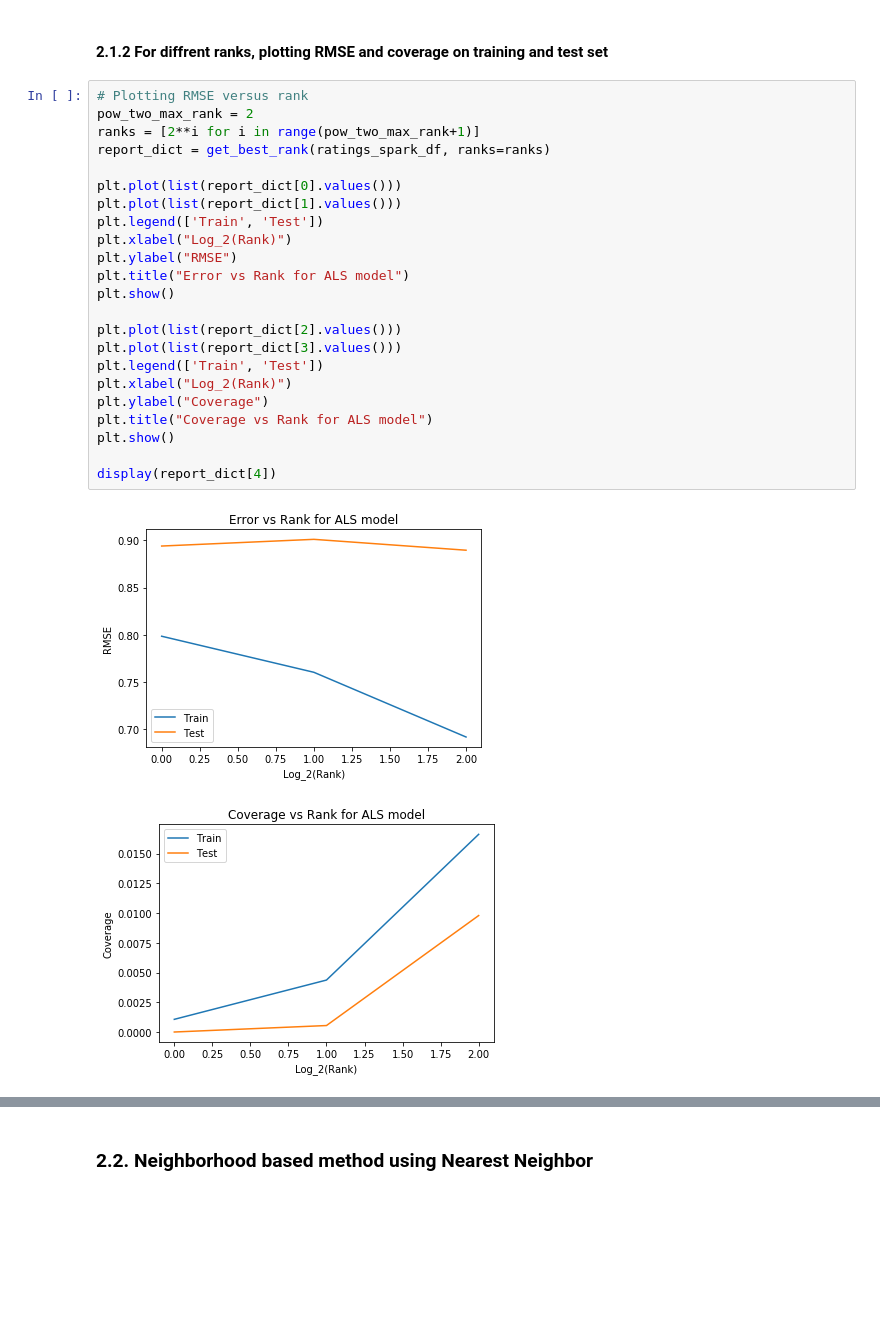
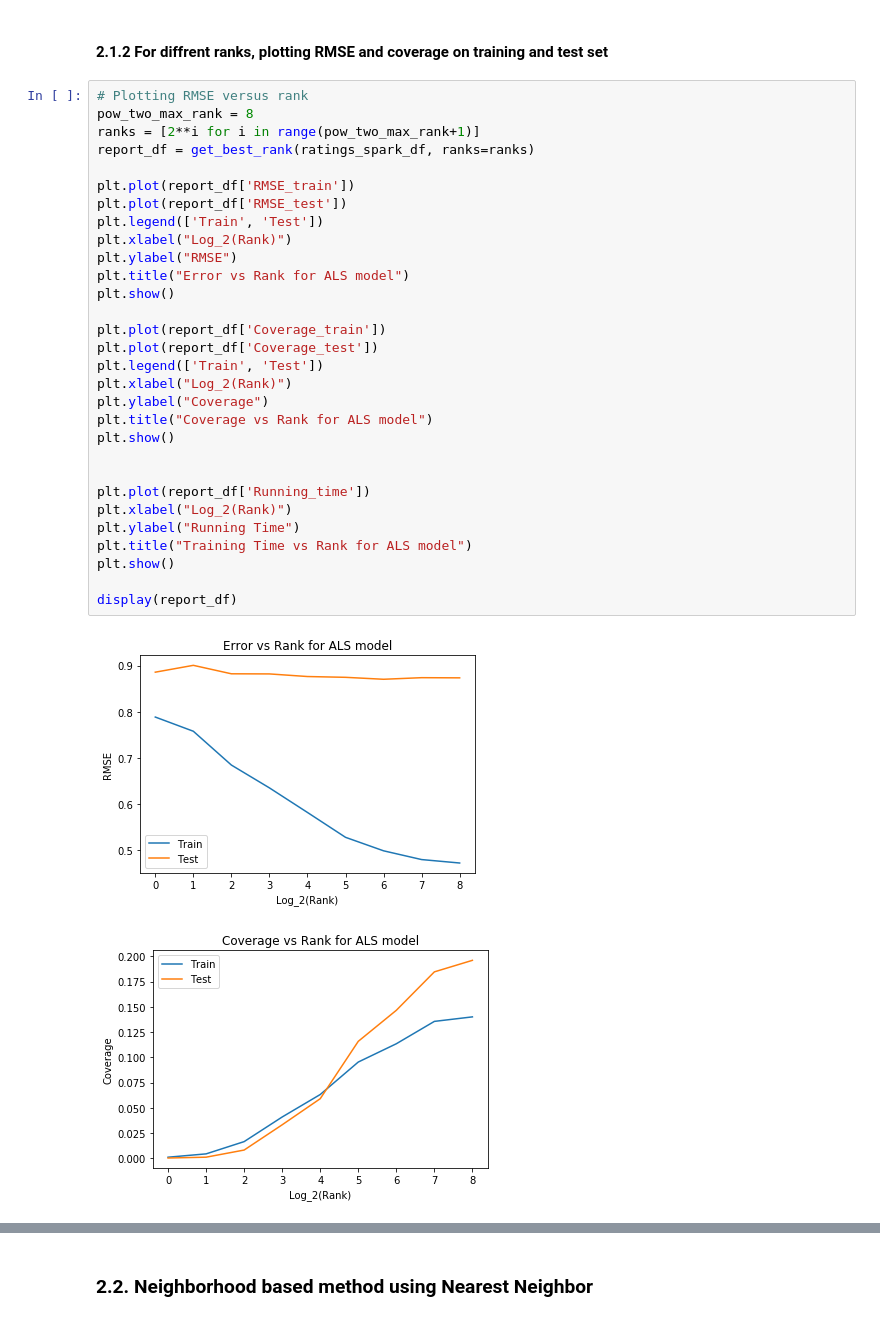
Before and after one commit to ridhi1412/personalization_1, a Jupyter notebook: Final.ipynb, the cells around one changed output, grey strips where cells are left out. Cells and saved outputs as stored; diff of their text form; blank space fills up the shorter version.

```diff
--- a/Final.ipynb
+++ b/Final.ipynb
@@ -87,27 +87,34 @@ cross_validation(ratings_spark_df,
 #### 2.1.2 For diffrent ranks, plotting RMSE and coverage on training and test set
 # %%
 # Plotting RMSE versus rank
-pow_two_max_rank = 2
+pow_two_max_rank = 8
 ranks = [2**i for i in range(pow_two_max_rank+1)]
-report_dict = get_best_rank(ratings_spark_df, ranks=ranks)
+report_df = get_best_rank(ratings_spark_df, ranks=ranks)
 
-plt.plot(list(report_dict[0].values()))
-plt.plot(list(report_dict[1].values()))
+plt.plot(report_df['RMSE_train'])
+plt.plot(report_df['RMSE_test'])
 plt.legend(['Train', 'Test'])
 plt.xlabel("Log_2(Rank)")
 plt.ylabel("RMSE")
 plt.title("Error vs Rank for ALS model")
 plt.show()
 
-plt.plot(list(report_dict[2].values()))
-plt.plot(list(report_dict[3].values()))
+plt.plot(report_df['Coverage_train'])
+plt.plot(report_df['Coverage_test'])
 plt.legend(['Train', 'Test'])
 plt.xlabel("Log_2(Rank)")
 plt.ylabel("Coverage")
 plt.title("Coverage vs Rank for ALS model")
 plt.show()
 
-display(report_dict[4])
+
+plt.plot(report_df['Running_time'])
+plt.xlabel("Log_2(Rank)")
+plt.ylabel("Running Time")
+plt.title("Training Time vs Rank for ALS model")
+plt.show()
+
+display(report_df)
 # %% [output]
-[figure, old version]
+[figure, new version]
-[figure, old version]
+[figure, new version]
```
Also changed, not shown: parts of 1 cell of this notebook, 1 other file.
